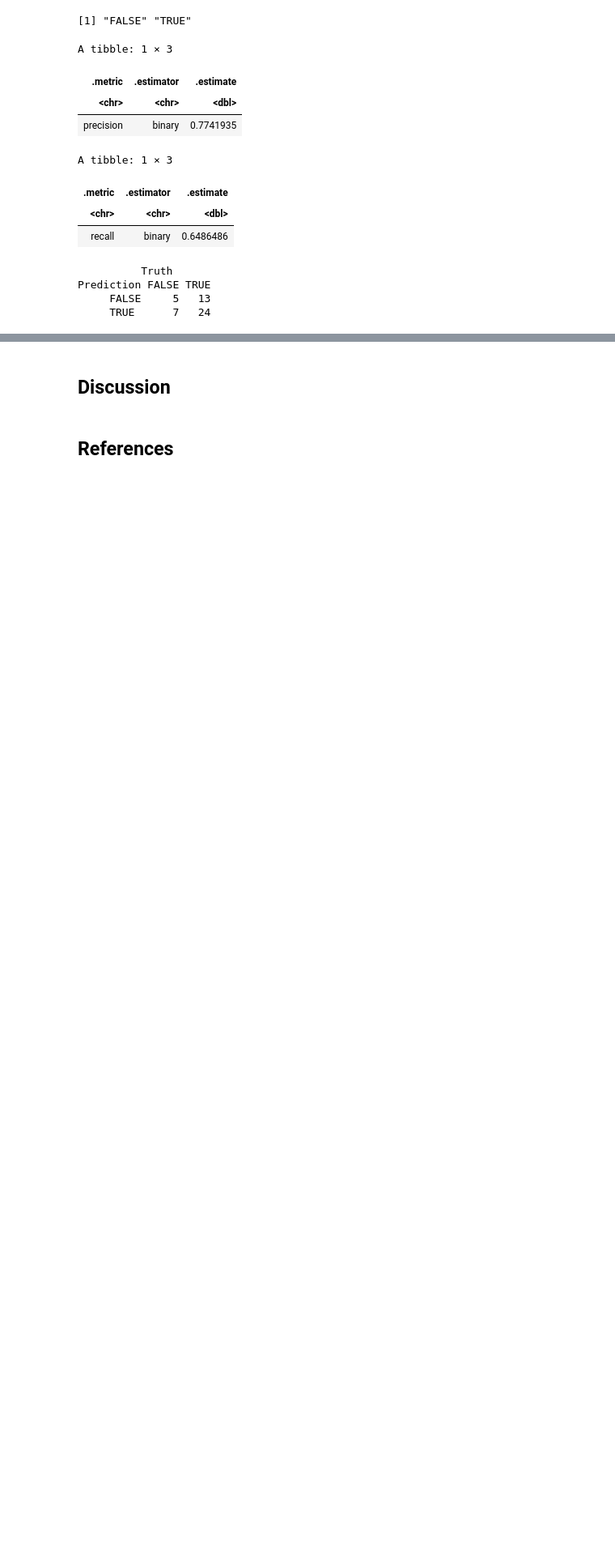
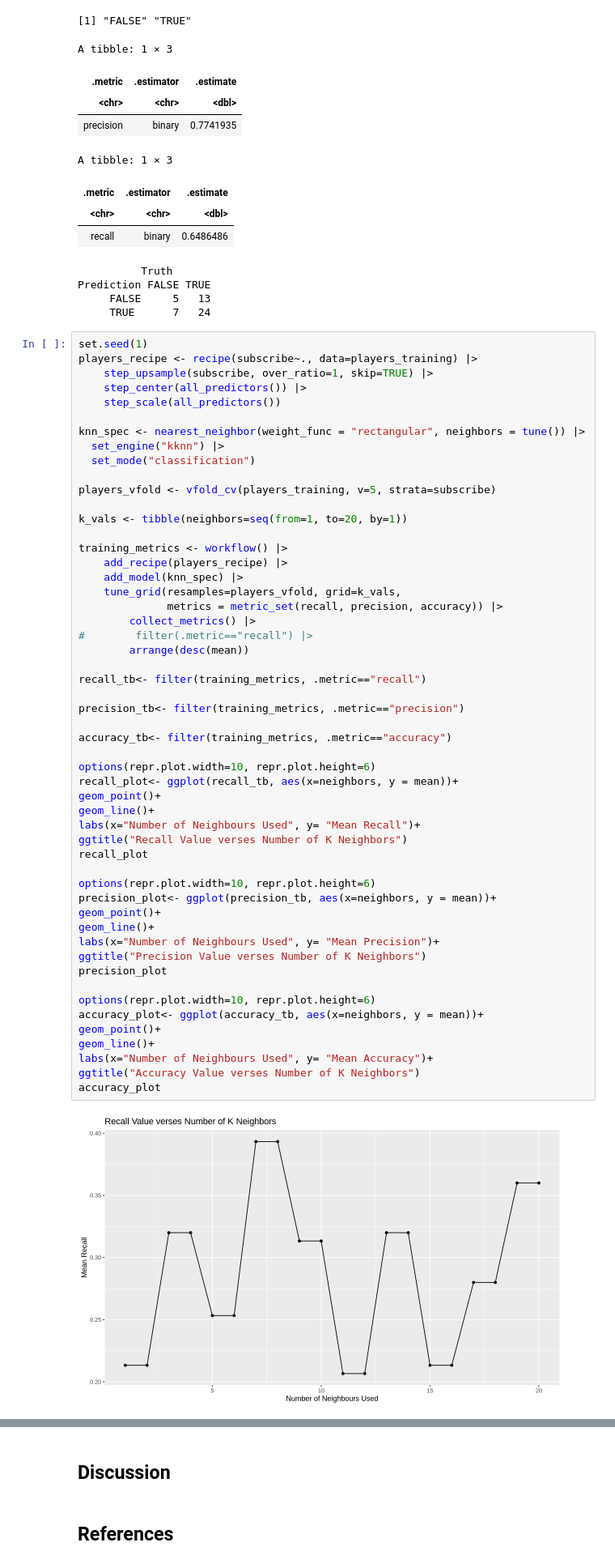
Before and after one commit to TW963/DSCI-100-Group-Project, a Jupyter notebook: Group15File.ipynb, the cells around one changed output, grey strips where cells are left out. Shown at 81% size. Saved outputs shown, nothing was run; the diff lists cells and outputs as text; blank space fills up the shorter version.

```diff
--- a/Group15File.ipynb
+++ b/Group15File.ipynb
@@ -322,3 +304,58 @@ A tibble: 1 × 3
 Prediction FALSE TRUE
      FALSE     5   13
      TRUE      7   24
+# %%
+set.seed(1)
+players_recipe <- recipe(subscribe~., data=players_training) |>
+    step_upsample(subscribe, over_ratio=1, skip=TRUE) |>
+    step_center(all_predictors()) |>
+    step_scale(all_predictors())
+
+knn_spec <- nearest_neighbor(weight_func = "rectangular", neighbors = tune()) |>
+  set_engine("kknn") |>
+  set_mode("classification")
+
+players_vfold <- vfold_cv(players_training, v=5, strata=subscribe)
+
+k_vals <- tibble(neighbors=seq(from=1, to=20, by=1))
+
+training_metrics <- workflow() |>
+    add_recipe(players_recipe) |>
+    add_model(knn_spec) |>
+    tune_grid(resamples=players_vfold, grid=k_vals,
+              metrics = metric_set(recall, precision, accuracy)) |>
+        collect_metrics() |>
+#        filter(.metric=="recall") |>
+        arrange(desc(mean))
+
+recall_tb<- filter(training_metrics, .metric=="recall")
+
+precision_tb<- filter(training_metrics, .metric=="precision")
+
+accuracy_tb<- filter(training_metrics, .metric=="accuracy")
+
+options(repr.plot.width=10, repr.plot.height=6)
+recall_plot<- ggplot(recall_tb, aes(x=neighbors, y = mean))+
+geom_point()+
+geom_line()+
+labs(x="Number of Neighbours Used", y= "Mean Recall")+
+ggtitle("Recall Value verses Number of K Neighbors")
+recall_plot
+
+options(repr.plot.width=10, repr.plot.height=6)
+precision_plot<- ggplot(precision_tb, aes(x=neighbors, y = mean))+
+geom_point()+
+geom_line()+
+labs(x="Number of Neighbours Used", y= "Mean Precision")+
+ggtitle("Precision Value verses Number of K Neighbors")
+precision_plot
+
+options(repr.plot.width=10, repr.plot.height=6)
+accuracy_plot<- ggplot(accuracy_tb, aes(x=neighbors, y = mean))+
+geom_point()+
+geom_line()+
+labs(x="Number of Neighbours Used", y= "Mean Accuracy")+
+ggtitle("Accuracy Value verses Number of K Neighbors")
+accuracy_plot
+# %% [output]
+[figure, added]
```
Also changed, not shown: parts of 4 cells of this notebook.
